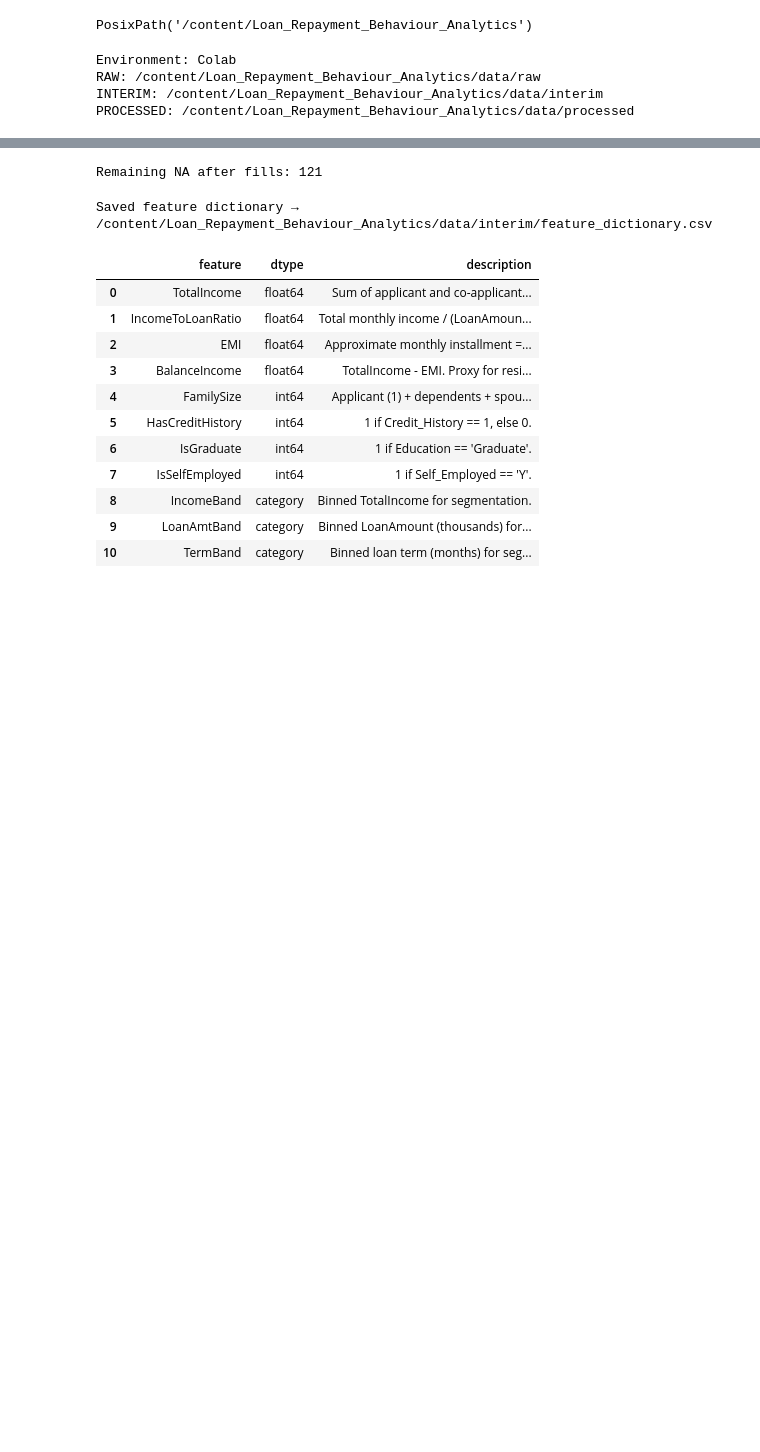
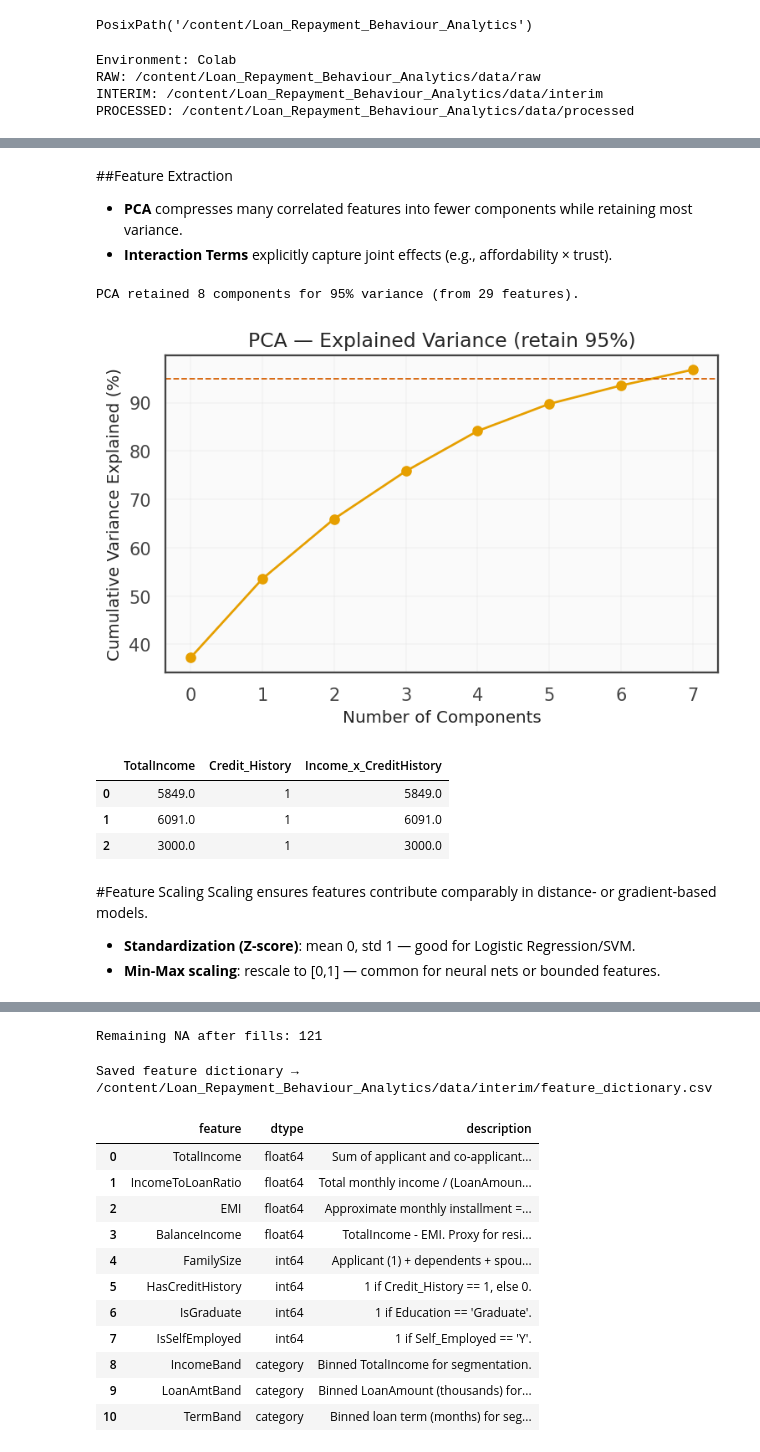
Before and after one commit to MadhuriMapari/loan-repayment-behaviour, a Jupyter notebook: notebooks/03_feature_engineering.ipynb, the cells around one changed output, grey strips where cells are left out. Saved outputs shown, nothing was run; the diff lists cells and outputs as text; code cells hidden in the pictures; blank space fills up the shorter version.

Commit message:
Replace previous 03_feature_engineering notebook, outputs, and visuals with updated local versions

```diff
--- a/notebooks/03_feature_engineering.ipynb
+++ b/notebooks/03_feature_engineering.ipynb
@@ -111,0 +213,3 @@ if "Education" in df.columns:
+# %%
+y = df_enc['Loan_Status']
+X_all = df_enc.drop(columns=['Loan_Status'])
@@ -111,0 +288,14 @@ if "Education" in df.columns:
+# %%
+# Keep only numeric columns (model-safe)
+X_rf = X_all.select_dtypes(include=[np.number]).fillna(0)
+
+# Train Random Forest
+rf = RandomForestClassifier(n_estimators=400, random_state=42)
+rf.fit(X_rf, y)
+
+# Importance scores
+imp = pd.Series(rf.feature_importances_, index=X_rf.columns).sort_values(ascending=False)
+
+# Display top 12
+print("\nRandomForest top importances:")
+print(imp.head(12))
@@ -111,0 +343,45 @@ if "Education" in df.columns:
+# %% [markdown]
+##Feature Extraction
+- **PCA** compresses many correlated features into fewer components while retaining most variance.
+- **Interaction Terms** explicitly capture joint effects (e.g., affordability × trust).
+# %%
+# Scale then PCA
+scaler = StandardScaler()
+X_scaled_full = scaler.fit_transform(X_rf.fillna(0))
+
+pca = PCA(n_components=0.95, random_state=42)
+X_pca = pca.fit_transform(X_scaled_full)
+
+print(f'PCA retained {pca.n_components_} components for 95% variance (from {X_all.shape[1]} features).')
+# %% [output]
+PCA retained 8 components for 95% variance (from 29 features).
+# %%
+# Cumulative variance plot
+cum = np.cumsum(pca.explained_variance_ratio_) * 100
+import matplotlib.pyplot as plt
+plt.figure(figsize=(6,4))
+plt.plot(cum, marker='o')
+plt.axhline(95, color='#D55E00', linestyle='--', linewidth=1)
+plt.ylabel('Cumulative Variance Explained (%)')
+plt.xlabel('Number of Components')
+plt.title('PCA — Explained Variance (retain 95%)')
+plt.grid(alpha=0.3)
+plt.tight_layout()
+plt.savefig(IMAGES/'pca_explained_variance.png')
+plt.show()
+
+# Example interaction term on original df
+df['TotalIncome'] = df['ApplicantIncome'] + df['CoapplicantIncome']
+df['Income_x_CreditHistory'] = df['TotalIncome'] * df['Credit_History']
+df[['TotalIncome','Credit_History','Income_x_CreditHistory']].head(3)
+# %% [output]
+[figure, added]
+|  | TotalIncome | Credit_History | Income_x_CreditHistory |
+| 0 | 5849.0 | 1 | 5849.0 |
+| 1 | 6091.0 | 1 | 6091.0 |
+| 2 | 3000.0 | 1 | 3000.0 |
+# %% [markdown]
+#Feature Scaling
+Scaling ensures features contribute comparably in distance‑ or gradient‑based models.
+- **Standardization (Z-score)**: mean 0, std 1 — good for Logistic Regression/SVM.
+- **Min-Max scaling**: rescale to [0,1] — common for neural nets or bounded features.
```
Also changed, not shown: parts of 26 cells of this notebook, 4 other files.
